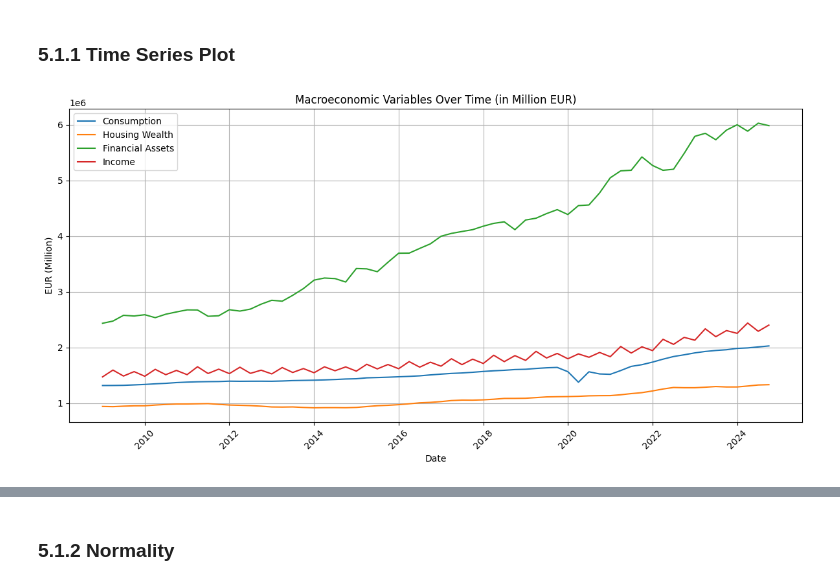
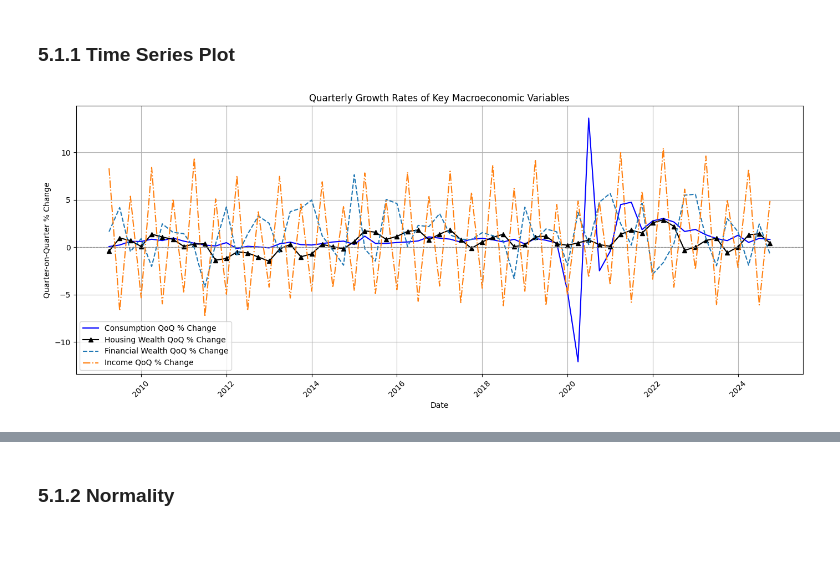
Before and after one commit to Graspp-25-Spring/graspp-25S-Wealth-Consumption, a Jupyter notebook: notebooks/milestone_1_update.ipynb, the cells around one changed output, grey strips where cells are left out. Saved outputs shown, nothing was run; the diff lists cells and outputs as text; code cells hidden in the pictures; blank space fills up the shorter version.

Commit message:
Updata: add new time seires QoQ and YoY plot in the notebook

```diff
--- a/notebooks/milestone_1_update.ipynb
+++ b/notebooks/milestone_1_update.ipynb
@@ -554,20 +554,27 @@ max                       3.180
 ### 5.1.1 Time Series Plot
 # %%
 import matplotlib.pyplot as plt
+import pandas as pd
 
-plt.figure(figsize=(12, 6))
-plt.plot(df_merge['date'], df_merge['consumption'], label='Consumption')
-plt.plot(df_merge['date'], df_merge['housing_wealth'], label='Housing Wealth')
-plt.plot(df_merge['date'], df_merge['financial_assets'], label='Financial Assets')
-plt.plot(df_merge['date'], df_merge['income'], label='Income')
+df_merge['consumption_qoq_pct'] = df_merge['consumption'].pct_change(1) * 100
+df_merge['housing_wealth_qoq_pct'] = df_merge['housing_wealth'].pct_change(1) * 100
+df_merge['financial_wealth_qoq_pct'] = df_merge['financial_assets'].pct_change(1) * 100
+df_merge['income_qoq_pct'] = df_merge['income'].pct_change(1) * 100
 
+plt.figure(figsize=(14, 6))
+plt.plot(df_merge['date'], df_merge['consumption_qoq_pct'], label='Consumption QoQ % Change', color='blue')
+plt.plot(df_merge['date'], df_merge['housing_wealth_qoq_pct'], label='Housing Wealth QoQ % Change', color='black', marker='^', linestyle='-')
+plt.plot(df_merge['date'], df_merge['financial_wealth_qoq_pct'], label='Financial Wealth QoQ % Change', linestyle='--')
+plt.plot(df_merge['date'], df_merge['income_qoq_pct'], label='Income QoQ % Change', linestyle='-.')
+
+plt.axhline(y=0, color='gray', linestyle='--', linewidth=0.8)
 plt.xlabel('Date')
-plt.ylabel('EUR (Million)')
-plt.title('Macroeconomic Variables Over Time (in Million EUR)')
+plt.ylabel('Quarter-on-Quarter % Change')
+plt.title('Quarterly Growth Rates of Key Macroeconomic Variables')
 plt.legend()
 plt.grid(True)
 plt.xticks(rotation=45)
 plt.tight_layout()
 plt.show()
 # %% [output]
-[figure, old version]
+[figure, new version]
```
Also changed, not shown: parts of 7 cells of this notebook, 2 other files.
